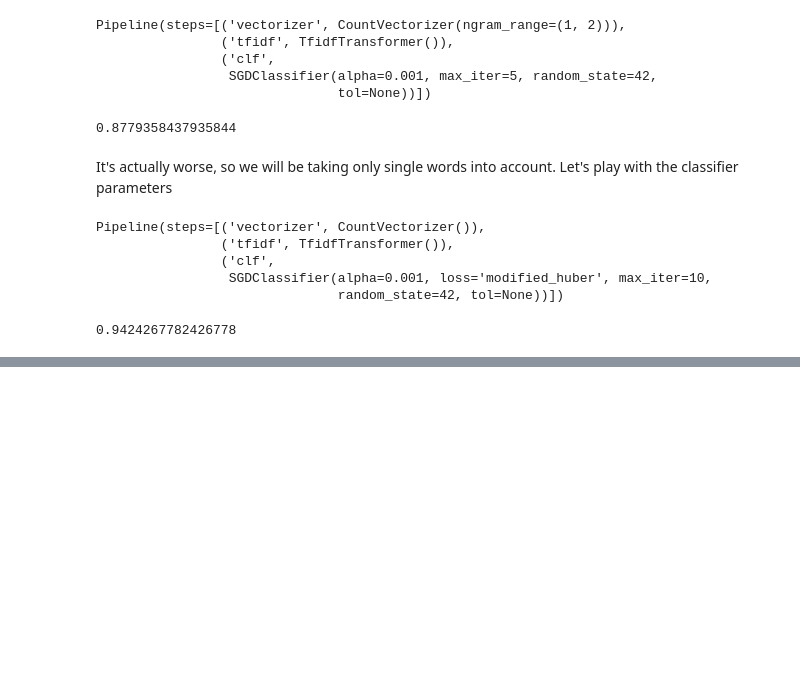
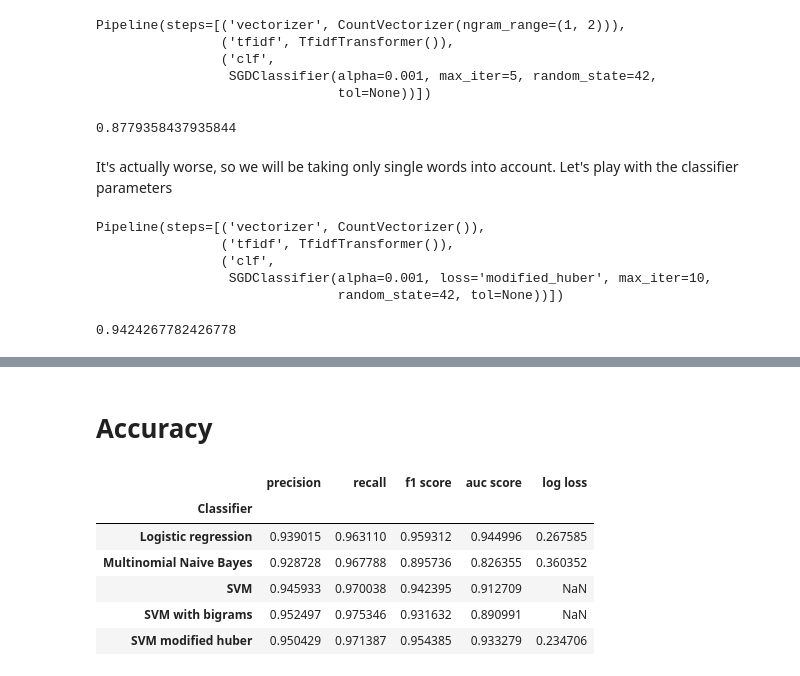
Before and after one commit to KarolinaMaczka/ItML, a Jupyter notebook: model.ipynb, the cells around one changed output, grey strips where cells are left out. Cells and saved outputs as stored; diff of their text form; code cells hidden in the pictures; blank space fills up the shorter version.

```diff
--- a/model.ipynb
+++ b/model.ipynb
@@ -617,0 +651,2 @@ np.mean(huber_predicted == test_transformed_y)
+# %% [markdown]
+# Accuracy
@@ -617,0 +661,32 @@ np.mean(huber_predicted == test_transformed_y)
+# %%
+# precision
+from sklearn.metrics import precision_score, recall_score, f1_score, roc_auc_score, log_loss, brier_score_loss
+def accuracy(name, y_true,y_pred, y_probabilities = np.empty(shape=(0,))):
+    precision = precision_score(y_true, y_pred)
+    recall = recall_score(y_true, y_pred, pos_label=0)
+    F1_score = f1_score(y_true, y_pred, pos_label=0)
+    auc_score = roc_auc_score(y_true, y_pred)
+    if len(y_probabilities.tolist()) == 0:
+        Log_loss=None
+    else:
+        Log_loss = log_loss(y_true, y_probabilities)
+    my_dict = {'Classifier': name, 'precision': [precision], 'recall': [recall], 'f1 score': [F1_score], 'auc score': [auc_score], 'log loss': [Log_loss] }
+    df = pd.DataFrame.from_dict(my_dict)
+    return df
+# %%
+def accuracy_dataframe(model_dict):
+    accuracy_df = pd.DataFrame()
+    for name, val in model_dict.items():
+        accuracy_df = accuracy_df.append(pd.DataFrame(accuracy(name ,test_transformed_y, val[0], val[1])).set_index('Classifier'))
+    accuracy_df.round(decimals=3)
+    return accuracy_df
+# %%
+accuracy_dataframe(model_dict)
+# %% [output]
+|  | precision | recall | f1 score | auc score | log loss |
+| Classifier |  |  |  |  |  |
+| Logistic regression | 0.939015 | 0.963110 | 0.959312 | 0.944996 | 0.267585 |
+| Multinomial Naive Bayes | 0.928728 | 0.967788 | 0.895736 | 0.826355 | 0.360352 |
+| SVM | 0.945933 | 0.970038 | 0.942395 | 0.912709 | NaN |
+| SVM with bigrams | 0.952497 | 0.975346 | 0.931632 | 0.890991 | NaN |
+| SVM modified huber | 0.950429 | 0.971387 | 0.954385 | 0.933279 | 0.234706 |
```
Also changed, not shown: parts of 14 cells of this notebook.
